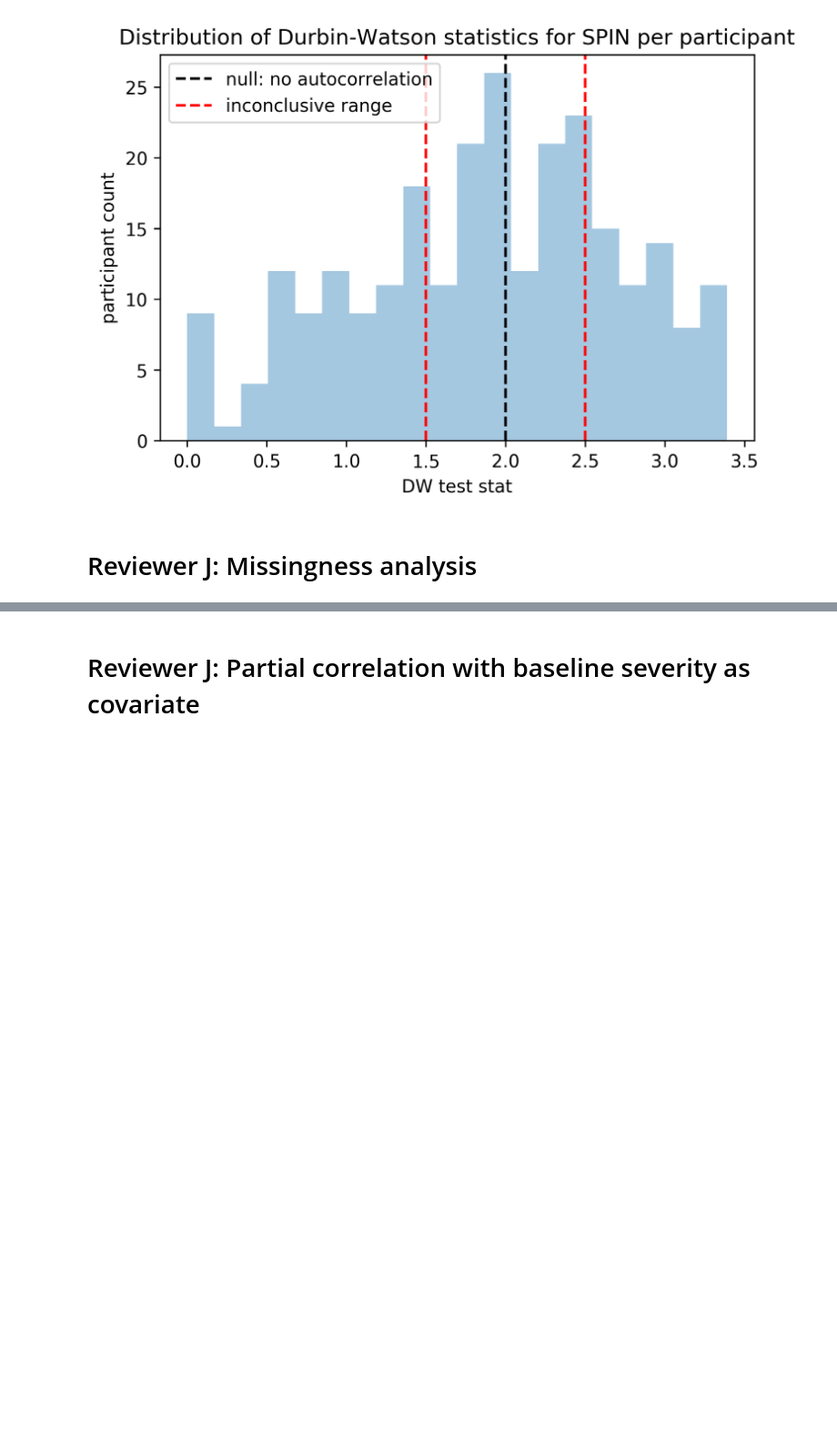
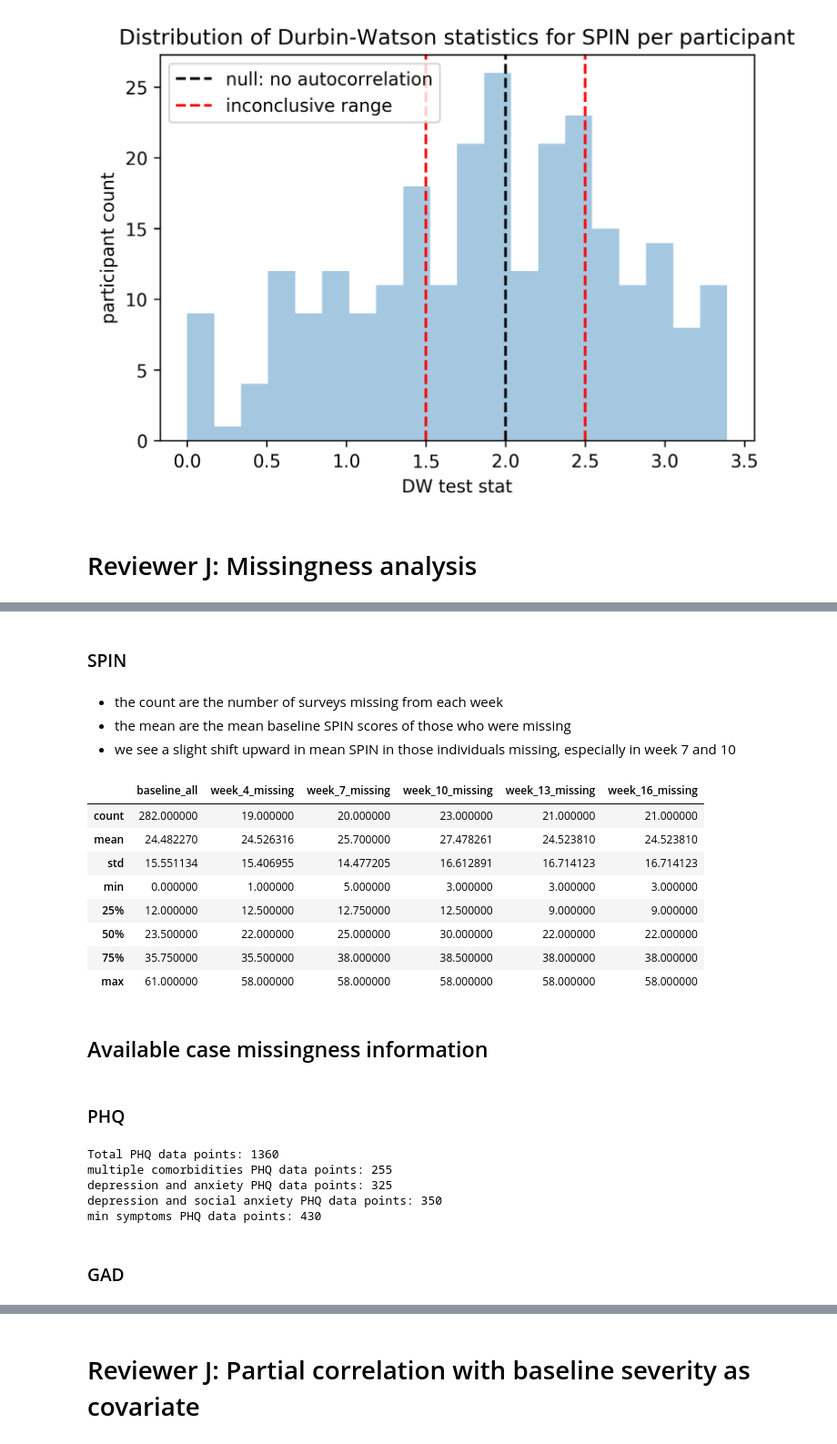
Before and after one commit to tliu526/lifesense, a Jupyter notebook: jmir_notebooks/jmir_review_analysis.ipynb, the cells around one changed output, grey strips where cells are left out. Shown at 91% size. Saved outputs shown, nothing was run; the diff lists cells and outputs as text; code cells hidden in the pictures; blank space fills up the shorter version.

```diff
--- a/jmir_notebooks/jmir_review_analysis.ipynb
+++ b/jmir_notebooks/jmir_review_analysis.ipynb
@@ -1963,0 +2075,24 @@ Text(0, 0.5, 'participant count')
+# %% [markdown]
+### SPIN
+# %% [markdown]
+- the count are the number of surveys missing from each week
+- the mean are the mean baseline SPIN scores of those who were missing
+- we see a slight shift upward in mean SPIN in those individuals missing, especially in week 7 and 10
+# %%
+missing_df = build_missing_df(state_all, "spin_total")
+missing_df = missing_df.drop("week_1_missing", axis='columns')
+missing_df
+# %% [output]
+|  | baseline_all | week_4_missing | week_7_missing | week_10_missing | week_13_missing | week_16_missing |
+| count | 282.000000 | 19.000000 | 20.000000 | 23.000000 | 21.000000 | 21.000000 |
+| mean | 24.482270 | 24.526316 | 25.700000 | 27.478261 | 24.523810 | 24.523810 |
+| std | 15.551134 | 15.406955 | 14.477205 | 16.612891 | 16.714123 | 16.714123 |
+| min | 0.000000 | 1.000000 | 5.000000 | 3.000000 | 3.000000 | 3.000000 |
+| 25% | 12.000000 | 12.500000 | 12.750000 | 12.500000 | 9.000000 | 9.000000 |
+| 50% | 23.500000 | 22.000000 | 25.000000 | 30.000000 | 22.000000 | 22.000000 |
+| 75% | 35.750000 | 35.500000 | 38.000000 | 38.500000 | 38.000000 | 38.000000 |
+| max | 61.000000 | 58.000000 | 58.000000 | 58.000000 | 58.000000 | 58.000000 |
+# %% [markdown]
+## Available case missingness information
+# %% [markdown]
+### PHQ
@@ -1963,0 +2101,22 @@ Text(0, 0.5, 'participant count')
+# %%
+print("Total PHQ data points: {}".format(phq_shift_df.shape[0]))
+
+sel_df = phq_shift_df[phq_shift_df['baseline_cluster'] == 'dep_anx']
+print("multiple comorbidities PHQ data points: {}".format(sel_df.shape[0]))
+
+sel_df = phq_shift_df[phq_shift_df['baseline_cluster'] == 'gen_anx']
+print("depression and anxiety PHQ data points: {}".format(sel_df.shape[0]))
+
+sel_df = phq_shift_df[phq_shift_df['baseline_cluster'] == 'soc_anx']
+print("depression and social anxiety PHQ data points: {}".format(sel_df.shape[0]))
+
+sel_df = phq_shift_df[phq_shift_df['baseline_cluster'] == 'no_symp']
+print("min symptoms PHQ data points: {}".format(sel_df.shape[0]))
+# %% [output]
+Total PHQ data points: 1360
+multiple comorbidities PHQ data points: 255
+depression and anxiety PHQ data points: 325
+depression and social anxiety PHQ data points: 350
+min symptoms PHQ data points: 430
+# %% [markdown]
+### GAD
```
Also changed, not shown: parts of 24 cells of this notebook.
